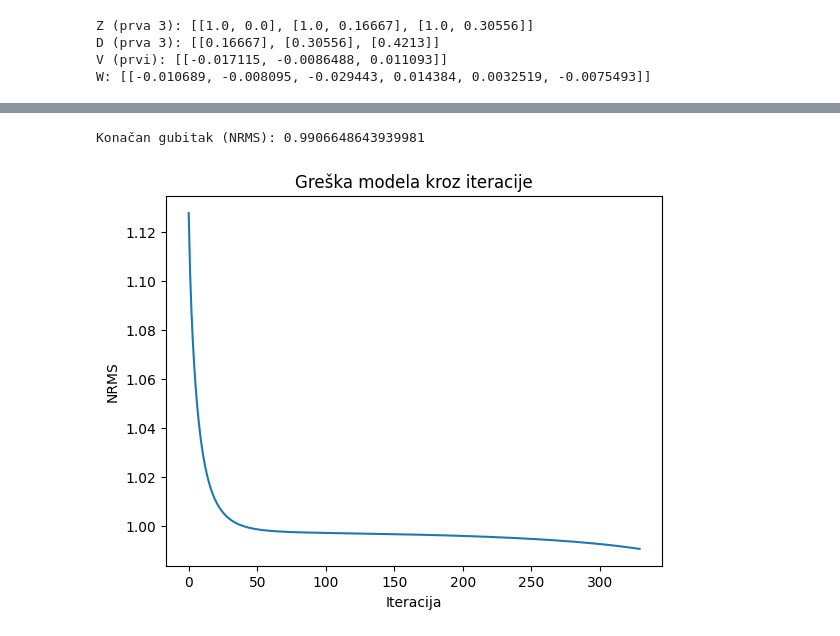
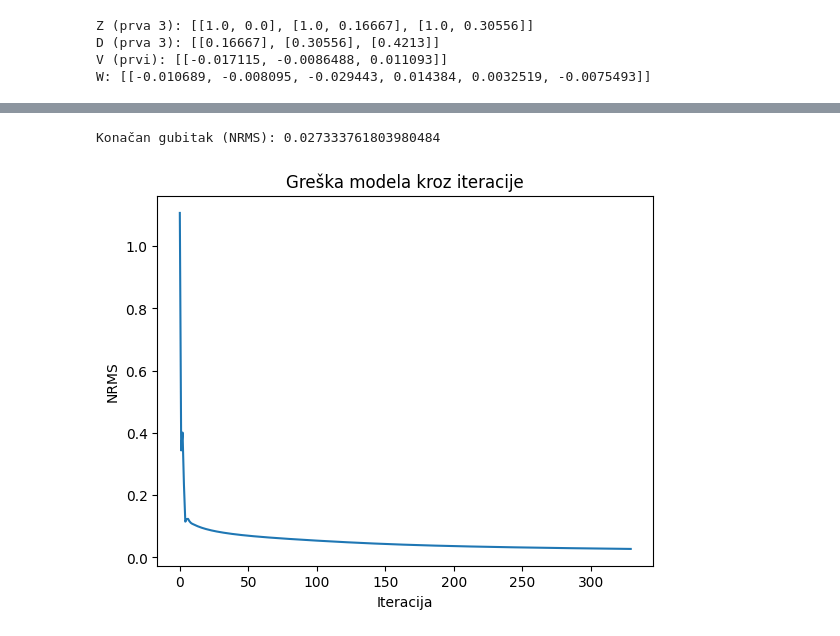
Before and after one commit to 99vik/neuronske-mreze-zadatak, a Jupyter notebook: prilagoden_zadatak.ipynb, the cells around one changed output, grey strips where cells are left out. Cells and saved outputs as stored; diff of their text form; code cells hidden in the pictures.

```diff
--- a/prilagoden_zadatak.ipynb
+++ b/prilagoden_zadatak.ipynb
@@ -69,13 +69,16 @@ D (prva 3): [[0.16667], [0.30556], [0.4213]]
 V (prvi): [[-0.017115, -0.0086488, 0.011093]]
 W: [[-0.010689, -0.008095, -0.029443, 0.014384, 0.0032519, -0.0075493]]
 # %%
-class P1_ident_podaci:
-    X = np.array(Z)
-    y = np.array(D)
-    W1 = np.array([i[:2] for i in V])
-    b1 = np.array([i[2:] for i in V]).T
-    W2 = np.array([i[:-1] for i in W])
-    b2 = np.expand_dims(np.array([i[-1] for i in W]), axis=0)
+class P1_ident:
+    def reset_values(self):
+        self.X = np.array(Z)
+        self.y = np.array(D)
+        self.W1 = np.array([i[:2] for i in V])
+        self.b1 = np.array([i[2:] for i in V]).T
+        self.W2 = np.array([i[:-1] for i in W])
+        self.b2 = np.expand_dims(np.array([i[-1] for i in W]), axis=0)
+P1_ident_podaci=P1_ident()
+P1_ident_podaci.reset_values()
 # %%
 def aktivacijska_funkcija1(z, derivacija=False):
     if derivacija:
@@ -182,11 +212,11 @@ def train(podaci, iteracije, learning_rate, momentum, aktivacijska_funkcija):
 # %%
 train(
-    podaci=XOR_podaci,
+    podaci=P1_ident_podaci,
     aktivacijska_funkcija=aktivacijska_funkcija1,
     iteracije=330,
     learning_rate=0.1,
-    momentum=0.3
+    momentum=0.3,
 )
 # %% [output]
-Konačan gubitak (NRMS): 0.9906648643939981
+Konačan gubitak (NRMS): 0.027333761803980484
-[figure, old version]
+[figure, new version]
```
Also changed, not shown: parts of 7 cells of this notebook.
